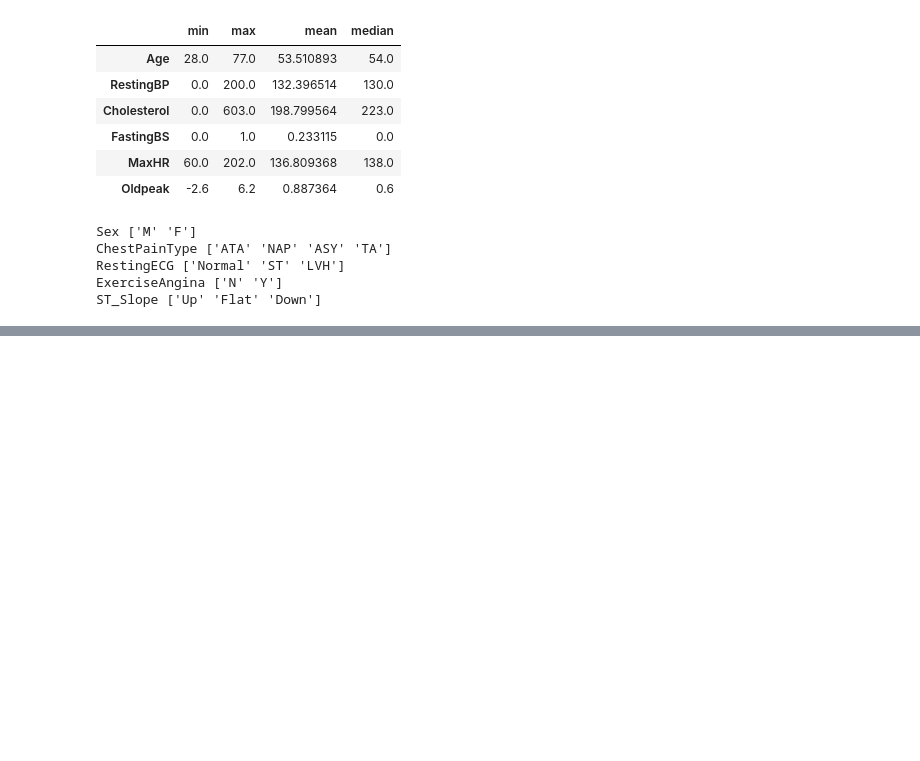
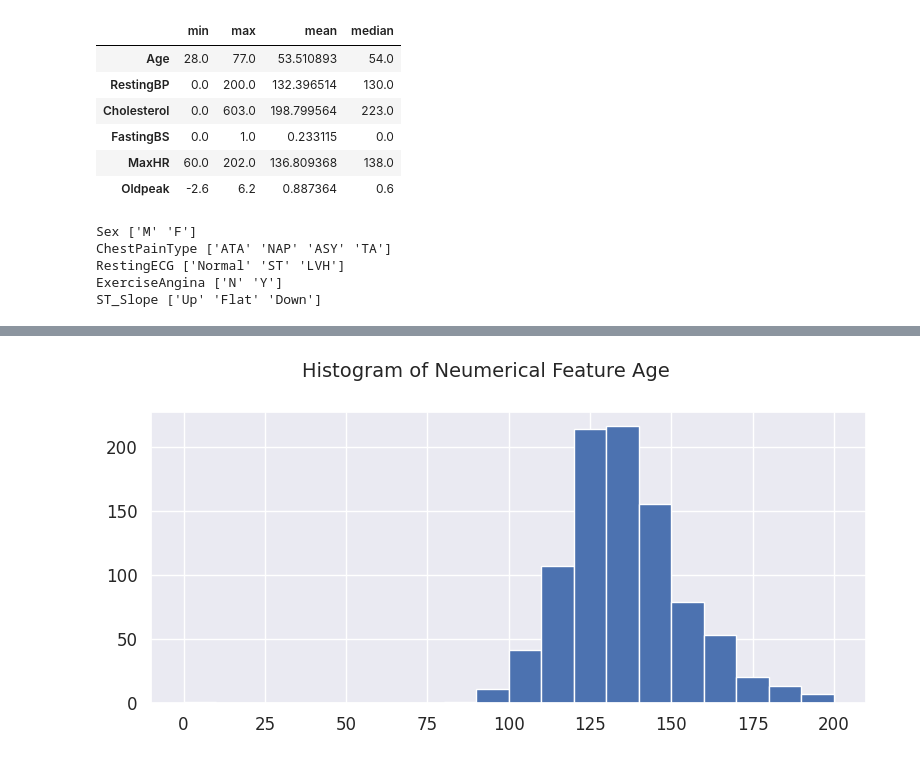
Before and after one commit to hijbullahx/AI-ML-with-phitron, a Jupyter notebook: 02_Machine_Learning/06/EDA.ipynb, the cells around one changed output, grey strips where cells are left out. Cells and saved outputs as stored; diff of their text form; code cells hidden in the pictures; blank space fills up the shorter version.

```diff
--- a/02_Machine_Learning/06/EDA.ipynb
+++ b/02_Machine_Learning/06/EDA.ipynb
@@ -121,0 +132,7 @@ ST_Slope ['Up' 'Flat' 'Down']
+# %%
+df["RestingBP"].hist(bins = 20, figsize = (8,4))
+plt.suptitle("Histogram of Neumerical Feature Age", fontsize = 14)
+plt.tight_layout()
+plt.show()
+# %% [output]
+[figure, added]
```
Also changed, not shown: parts of 7 cells of this notebook.
